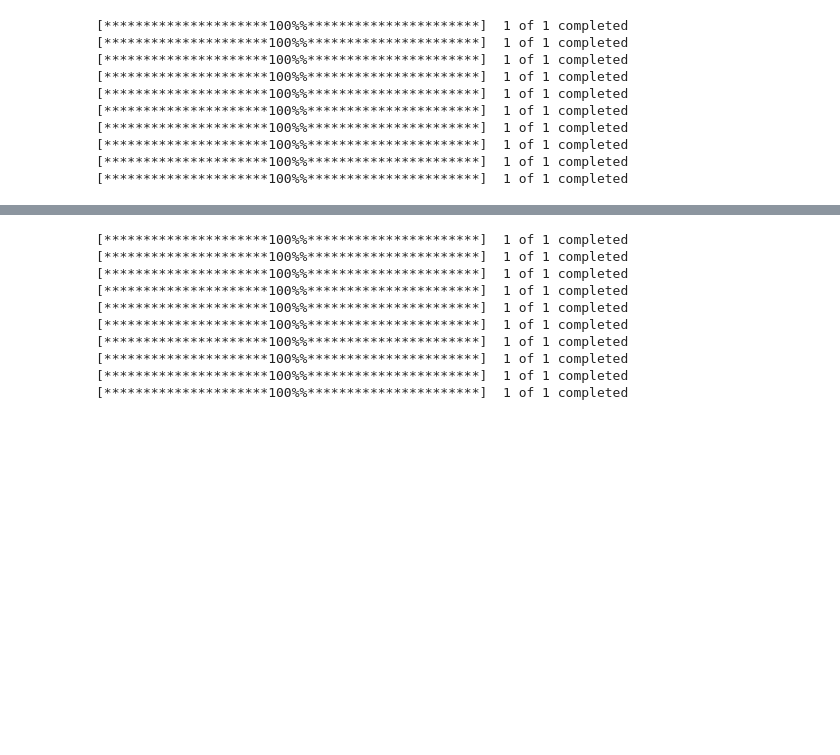
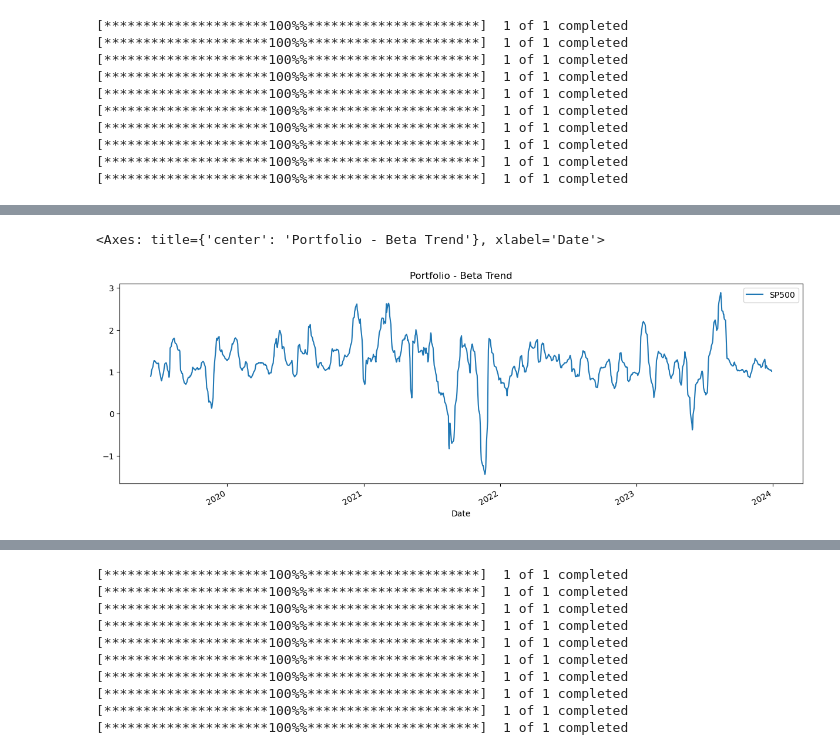
Before and after one commit to kerimux/InvestInspect, a Jupyter notebook: Portfoliotracker.ipynb, the cells around one changed output, grey strips where cells are left out. Drawn from its saved outputs; the diff is of its cells as text; code cells hidden in the pictures; blank space fills up the shorter version.

```diff
--- a/Portfoliotracker.ipynb
+++ b/Portfoliotracker.ipynb
@@ -283,3 +293,16 @@ plt.savefig('gui_images/sp500_returns.png')
+# %%
+### Calculating the BETA and plotting the BETA trend
+# Calculate covariance of a single portfolio
+covariance_portfolio = portfolio_cumulative_returns.rolling(window=21).cov(spy500_cumulative_returns)
+# Calculate variance of S&P 500
+variance_sp500 = spy500_cumulative_returns.rolling(window=21).var()
+# Computing beta
+portfolio_beta = covariance_portfolio / variance_sp500
+# Plot beta trend
+portfolio_beta.plot(figsize=(15,5), title = "Portfolio - Beta Trend")
+# %% [output]
+<Axes: title={'center': 'Portfolio - Beta Trend'}, xlabel='Date'>
+[figure, added]
 # %%
 # define the risk free rate
 risk_free_rate = 0.04/252 # annualized yield of 3-month Treasury bill divided by 252 trading days
```
Also changed, not shown: parts of 26 cells of this notebook, 31 other files.
